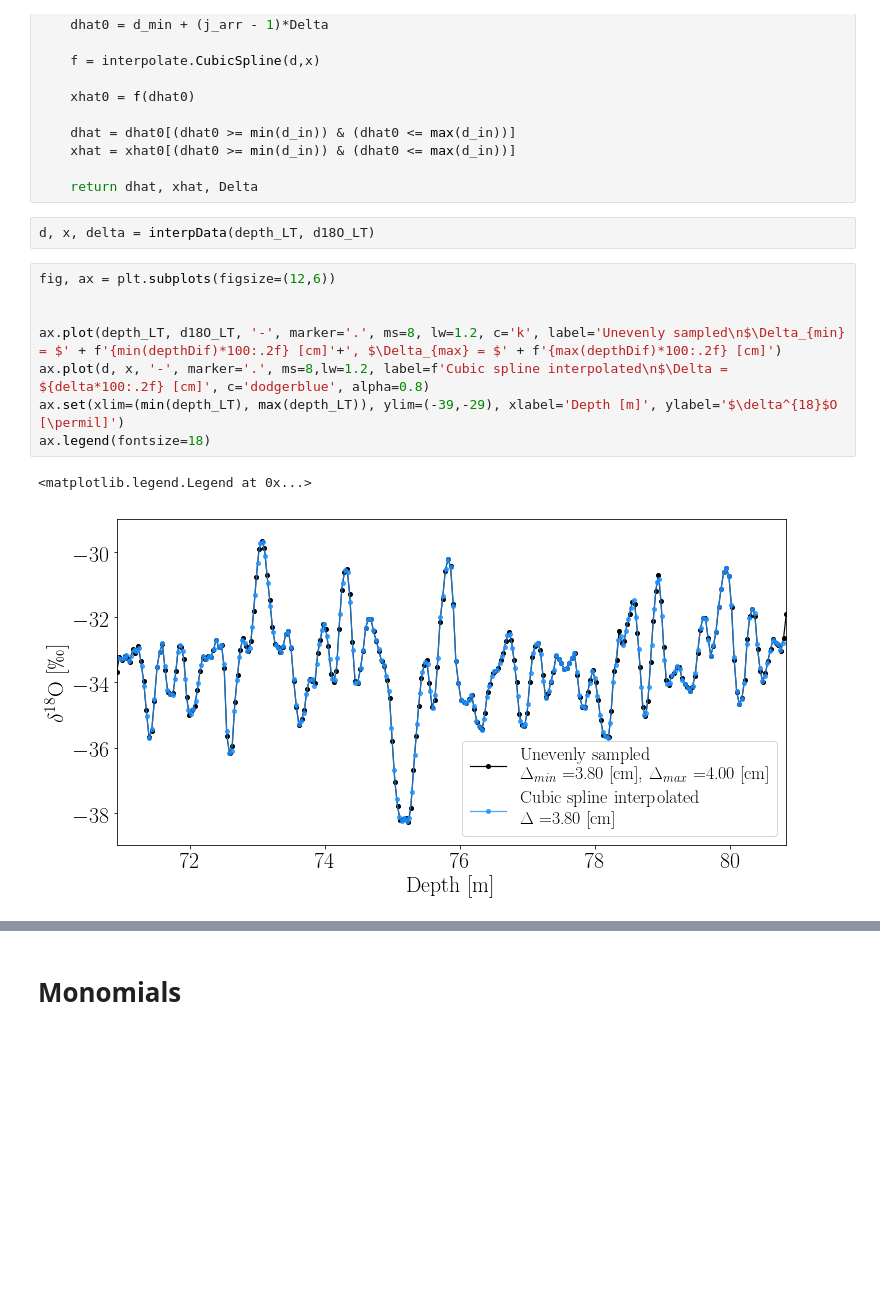
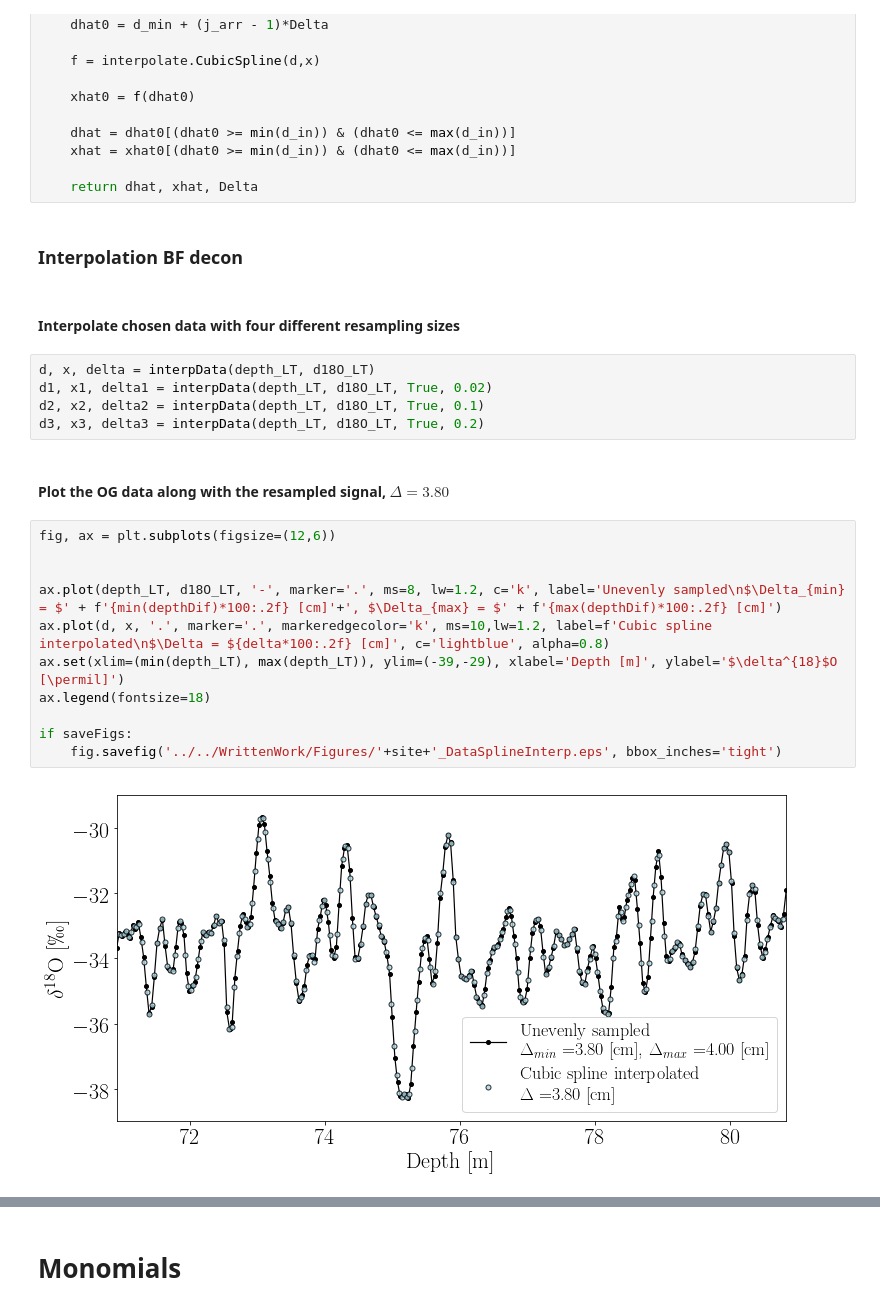
Before and after one commit to TheaQG/AWI_Bcores_Analysis, a Jupyter notebook: Code_For_Figures/Figures5_ComputationalMethods.ipynb, the cells around one changed output, grey strips where cells are left out. Saved outputs shown, nothing was run; the diff lists cells and outputs as text; blank space fills up the shorter version.

Commit message:
Clean up and figure creations.

```diff
--- a/Code_For_Figures/Figures5_ComputationalMethods.ipynb
+++ b/Code_For_Figures/Figures5_ComputationalMethods.ipynb
@@ -108,16 +114,27 @@ def interpData(d_in, x_in, DeltaInput=False, DeltaIn=0.):
     xhat = xhat0[(dhat0 >= min(d_in)) & (dhat0 <= max(d_in))]
 
     return dhat, xhat, Delta
-# %%
-d, x, delta = interpData(depth_LT, d18O_LT)
+# %% [markdown]
+### Interpolation BF decon
+# %% [markdown]
+#### Interpolate chosen data with four different resampling sizes
+# %%
+d, x, delta = interpData(depth_LT, d18O_LT)
+d1, x1, delta1 = interpData(depth_LT, d18O_LT, True, 0.02)
+d2, x2, delta2 = interpData(depth_LT, d18O_LT, True, 0.1)
+d3, x3, delta3 = interpData(depth_LT, d18O_LT, True, 0.2)
+# %% [markdown]
+#### Plot the OG data along with the resampled signal, $\Delta = 3.80$
 # %%
 fig, ax = plt.subplots(figsize=(12,6))
 
 
 ax.plot(depth_LT, d18O_LT, '-', marker='.', ms=8, lw=1.2, c='k', label='Unevenly sampled\n$\Delta_{min} = $' + f'{min(depthDif)*100:.2f} [cm]'+', $\Delta_{max} = $' + f'{max(depthDif)*100:.2f} [cm]')
-ax.plot(d, x, '-', marker='.', ms=8,lw=1.2, label=f'Cubic spline interpolated\n$\Delta = ${delta*100:.2f} [cm]', c='dodgerblue', alpha=0.8)
+ax.plot(d, x, '.', marker='.', markeredgecolor='k', ms=10,lw=1.2, label=f'Cubic spline interpolated\n$\Delta = ${delta*100:.2f} [cm]', c='lightblue', alpha=0.8)
 ax.set(xlim=(min(depth_LT), max(depth_LT)), ylim=(-39,-29), xlabel='Depth [m]', ylabel='$\delta^{18}$O [\permil]')
 ax.legend(fontsize=18)
+
+if saveFigs:
+    fig.savefig('../../WrittenWork/Figures/'+site+'_DataSplineInterp.eps', bbox_inches='tight')
 # %% [output]
-<matplotlib.legend.Legend at 0x...>
-[figure, old version]
+[figure, new version]
```
Also changed, not shown: parts of 34 cells of this notebook, 2 other files.
